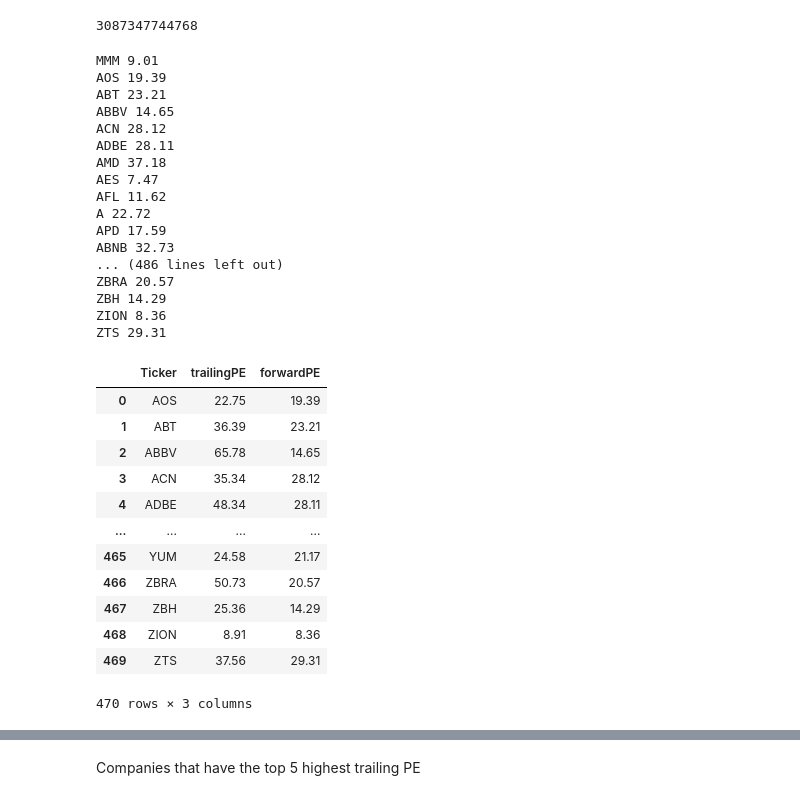
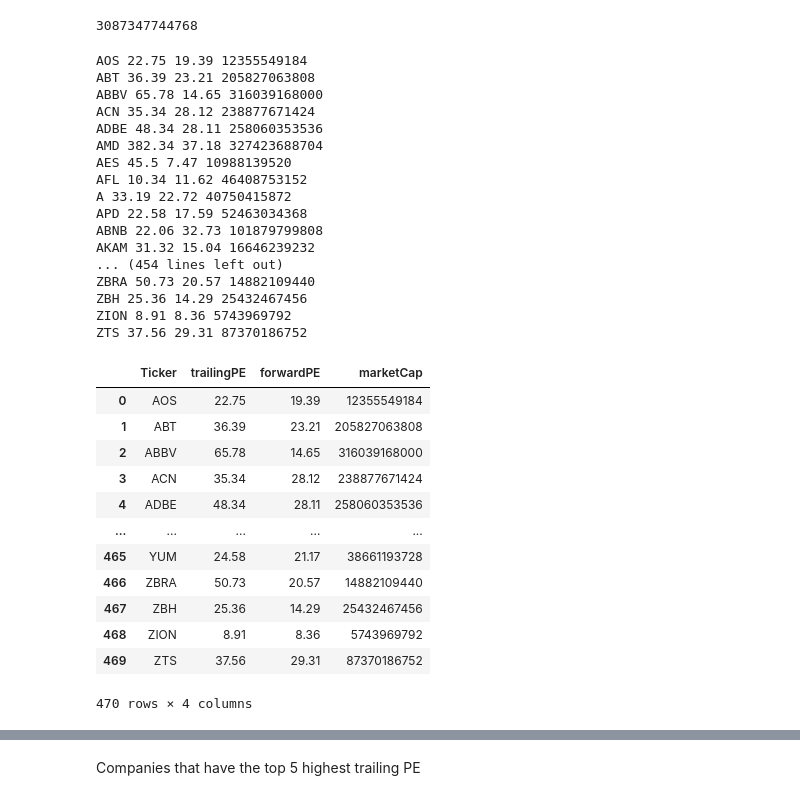
Before and after one commit to hellojohnkim/mmai823, a Jupyter notebook: Assignment 1.ipynb, the cells around one changed output, grey strips where cells are left out. Saved outputs shown, nothing was run; the diff lists cells and outputs as text; code cells hidden in the pictures.

```diff
--- a/Assignment 1.ipynb
+++ b/Assignment 1.ipynb
@@ -62,10 +63,11 @@ yf.Ticker('MSFT').info['marketCap']
 # %% [output]
 3087347744768
 # %%
-#get PE data for tickers in S&P500
+#get various yfinance data for tickers in S&P500 we'll be using in this assignment
+#PE ratios - trailing and forward
+#market cap
 
-
-SP500_PE=[]
+SP500_data=[]
 
 
 for ticker in sp500_tickers:
@@ -73,49 +75,50 @@ for ticker in sp500_tickers:
     #if symbol not in ['INFO', 'AES']:
         ticker=ticker.replace('.', '-')  #For dual shares, eg, BRK.B, we have to change it to BRK-B
         ticker_yahoo = yf.Ticker(ticker)
-        print(ticker,round(ticker_yahoo.info['forwardPE'],2))
-        SP500_PE.append(
+        print(ticker,round(ticker_yahoo.info['trailingPE'],2),round(ticker_yahoo.info['forwardPE'],2),round(ticker_yahoo.info['marketCap']))
+        SP500_data.append(
             {
                 "Ticker":ticker,
                 "trailingPE":round(ticker_yahoo.info['trailingPE'],2),
                 "forwardPE": round(ticker_yahoo.info['forwardPE'],2),
+                "marketCap":round(ticker_yahoo.info['marketCap']),
             }
         )
     except:
         pass
 
-SP500_PE=pd.DataFrame(SP500_PE)
+SP500_data=pd.DataFrame(SP500_data)
 # %% [output]
-MMM 9.01
-AOS 19.39
-ABT 23.21
-ABBV 14.65
-ACN 28.12
-ADBE 28.11
-AMD 37.18
-AES 7.47
-AFL 11.62
-A 22.72
-APD 17.59
-ABNB 32.73
-... (486 lines left out)
-ZBRA 20.57
-ZBH 14.29
-ZION 8.36
-ZTS 29.31
+AOS 22.75 19.39 12355549184
+ABT 36.39 23.21 205827063808
+ABBV 65.78 14.65 316039168000
+ACN 35.34 28.12 238877671424
+ADBE 48.34 28.11 258060353536
+AMD 382.34 37.18 327423688704
+AES 45.5 7.47 10988139520
+AFL 10.34 11.62 46408753152
+A 33.19 22.72 40750415872
+APD 22.58 17.59 52463034368
+ABNB 22.06 32.73 101879799808
+AKAM 31.32 15.04 16646239232
+... (454 lines left out)
+ZBRA 50.73 20.57 14882109440
+ZBH 25.36 14.29 25432467456
+ZION 8.91 8.36 5743969792
+ZTS 37.56 29.31 87370186752
-# %%
-SP500_PE
-# %% [output]
-|  | Ticker | trailingPE | forwardPE |
-| 0 | AOS | 22.75 | 19.39 |
-| 1 | ABT | 36.39 | 23.21 |
-| 2 | ABBV | 65.78 | 14.65 |
-| 3 | ACN | 35.34 | 28.12 |
-| 4 | ADBE | 48.34 | 28.11 |
-| ... | ... | ... | ... |
-| 465 | YUM | 24.58 | 21.17 |
-| 466 | ZBRA | 50.73 | 20.57 |
-| 467 | ZBH | 25.36 | 14.29 |
-| 468 | ZION | 8.91 | 8.36 |
-| 469 | ZTS | 37.56 | 29.31 |
-470 rows × 3 columns
+# %%
+SP500_data
+# %% [output]
+|  | Ticker | trailingPE | forwardPE | marketCap |
+| 0 | AOS | 22.75 | 19.39 | 12355549184 |
+| 1 | ABT | 36.39 | 23.21 | 205827063808 |
+| 2 | ABBV | 65.78 | 14.65 | 316039168000 |
+| 3 | ACN | 35.34 | 28.12 | 238877671424 |
+| 4 | ADBE | 48.34 | 28.11 | 258060353536 |
+| ... | ... | ... | ... | ... |
+| 465 | YUM | 24.58 | 21.17 | 38661193728 |
+| 466 | ZBRA | 50.73 | 20.57 | 14882109440 |
+| 467 | ZBH | 25.36 | 14.29 | 25432467456 |
+| 468 | ZION | 8.91 | 8.36 | 5743969792 |
+| 469 | ZTS | 37.56 | 29.31 | 87370186752 |
+470 rows × 4 columns
```
Also changed, not shown: parts of 25 cells of this notebook.
